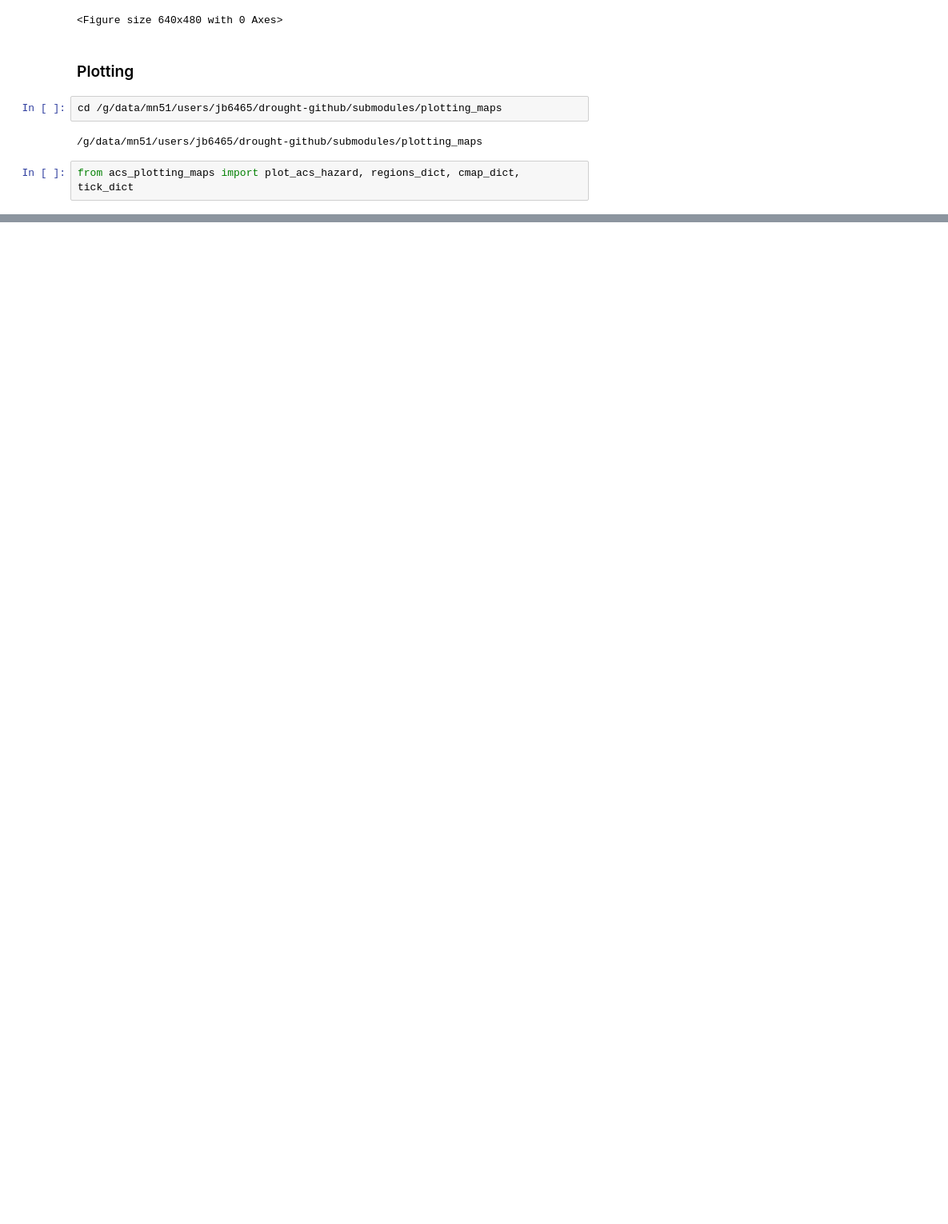
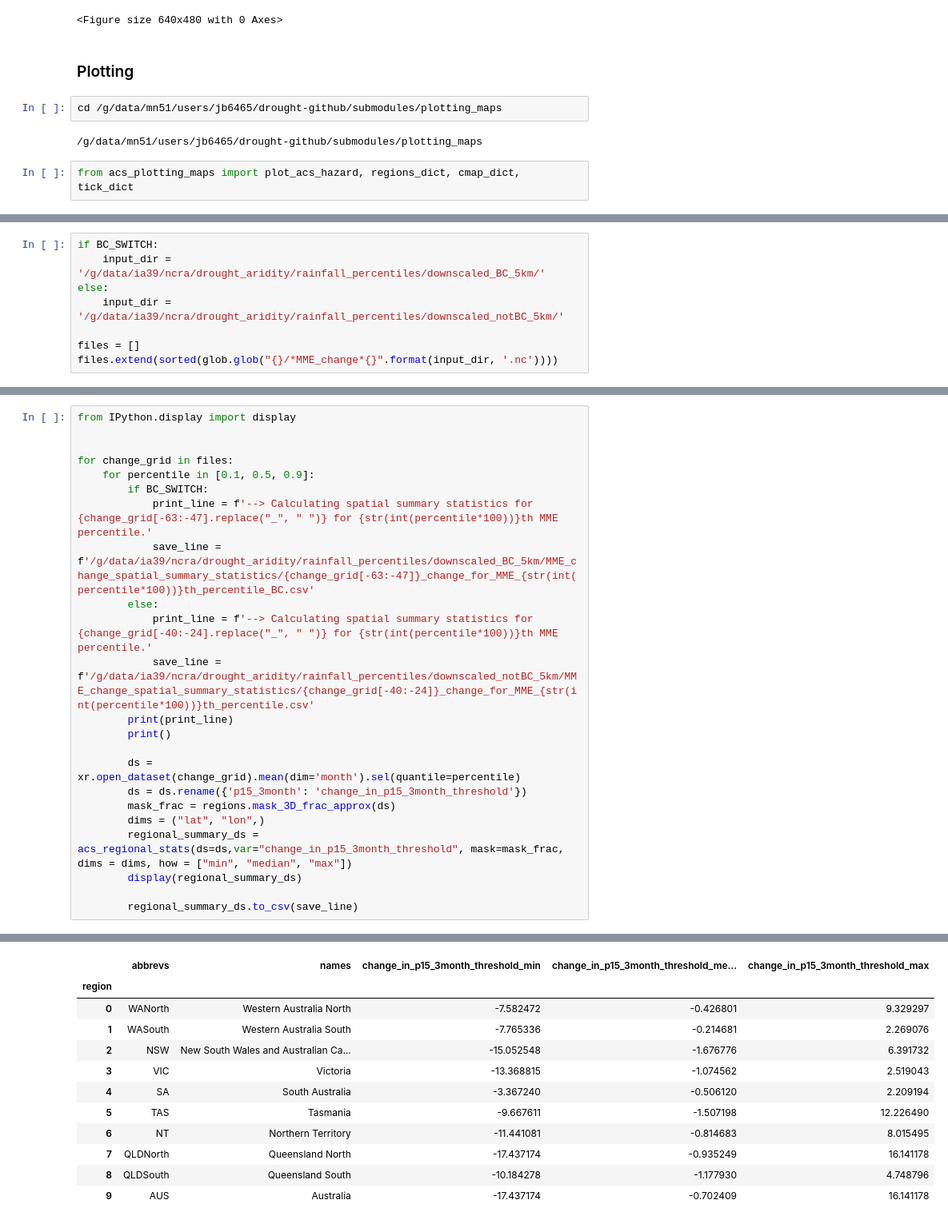
Before and after one commit to AusClimateService/hazards-drought, a Jupyter notebook: percentiles_spi_spei_smi/rainfall_percentile_output_processing.ipynb, the cells around one changed output, grey strips where cells are left out. Shown at 80% size. Saved outputs shown, nothing was run; the diff lists cells and outputs as text; blank space fills up the shorter version.

```diff
--- a/percentiles_spi_spei_smi/rainfall_percentile_output_processing.ipynb
+++ b/percentiles_spi_spei_smi/rainfall_percentile_output_processing.ipynb
@@ -175,0 +187,8 @@ Wall time: 59 s
+# %%
+if BC_SWITCH:
+    input_dir = '/g/data/ia39/ncra/drought_aridity/rainfall_percentiles/downscaled_BC_5km/'
+else:
+    input_dir = '/g/data/ia39/ncra/drought_aridity/rainfall_percentiles/downscaled_notBC_5km/'
+
+files = []
+files.extend(sorted(glob.glob("{}/*MME_change*{}".format(input_dir, '.nc'))))
@@ -175,0 +201,24 @@ Wall time: 59 s
+# %%
+from IPython.display import display
+
+
+for change_grid in files:
+    for percentile in [0.1, 0.5, 0.9]:
+        if BC_SWITCH:
+            print_line = f'--> Calculating spatial summary statistics for {change_grid[-63:-47].replace("_", " ")} for {str(int(percentile*100))}th MME percentile.'
+            save_line = f'/g/data/ia39/ncra/drought_aridity/rainfall_percentiles/downscaled_BC_5km/MME_change_spatial_summary_statistics/{change_grid[-63:-47]}_change_for_MME_{str(int(percentile*100))}th_percentile_BC.csv'
+        else:
+            print_line = f'--> Calculating spatial summary statistics for {change_grid[-40:-24].replace("_", " ")} for {str(int(percentile*100))}th MME percentile.'
+            save_line = f'/g/data/ia39/ncra/drought_aridity/rainfall_percentiles/downscaled_notBC_5km/MME_change_spatial_summary_statistics/{change_grid[-40:-24]}_change_for_MME_{str(int(percentile*100))}th_percentile.csv'
+        print(print_line)
+        print()
+
+        ds = xr.open_dataset(change_grid).mean(dim='month').sel(quantile=percentile)
+        ds = ds.rename({'p15_3month': 'change_in_p15_3month_threshold'})
+        mask_frac = regions.mask_3D_frac_approx(ds)
+        dims = ("lat", "lon",)
+        regional_summary_ds = acs_regional_stats(ds=ds,var="change_in_p15_3month_threshold", mask=mask_frac, dims = dims, how = ["min", "median", "max"])
+        display(regional_summary_ds)
+
+        regional_summary_ds.to_csv(save_line)
+# %% [output]
@@ -175,0 +239,12 @@ Wall time: 59 s
+|  | abbrevs | names | change_in_p15_3month_threshold_min | change_in_p15_3month_threshold_me... | change_in_p15_3month_threshold_max |
+| region |  |  |  |  |  |
+| 0 | WANorth | Western Australia North | -7.582472 | -0.426801 | 9.329297 |
+| 1 | WASouth | Western Australia South | -7.765336 | -0.214681 | 2.269076 |
+| 2 | NSW | New South Wales and Australian Ca... | -15.052548 | -1.676776 | 6.391732 |
+| 3 | VIC | Victoria | -13.368815 | -1.074562 | 2.519043 |
+| 4 | SA | South Australia | -3.367240 | -0.506120 | 2.209194 |
+| 5 | TAS | Tasmania | -9.667611 | -1.507198 | 12.226490 |
+| 6 | NT | Northern Territory | -11.441081 | -0.814683 | 8.015495 |
+| 7 | QLDNorth | Queensland North | -17.437174 | -0.935249 | 16.141178 |
+| 8 | QLDSouth | Queensland South | -10.184278 | -1.177930 | 4.748796 |
+| 9 | AUS | Australia | -17.437174 | -0.702409 | 16.141178 |
```
Also changed, not shown: parts of 7 cells of this notebook, 1 other file.
